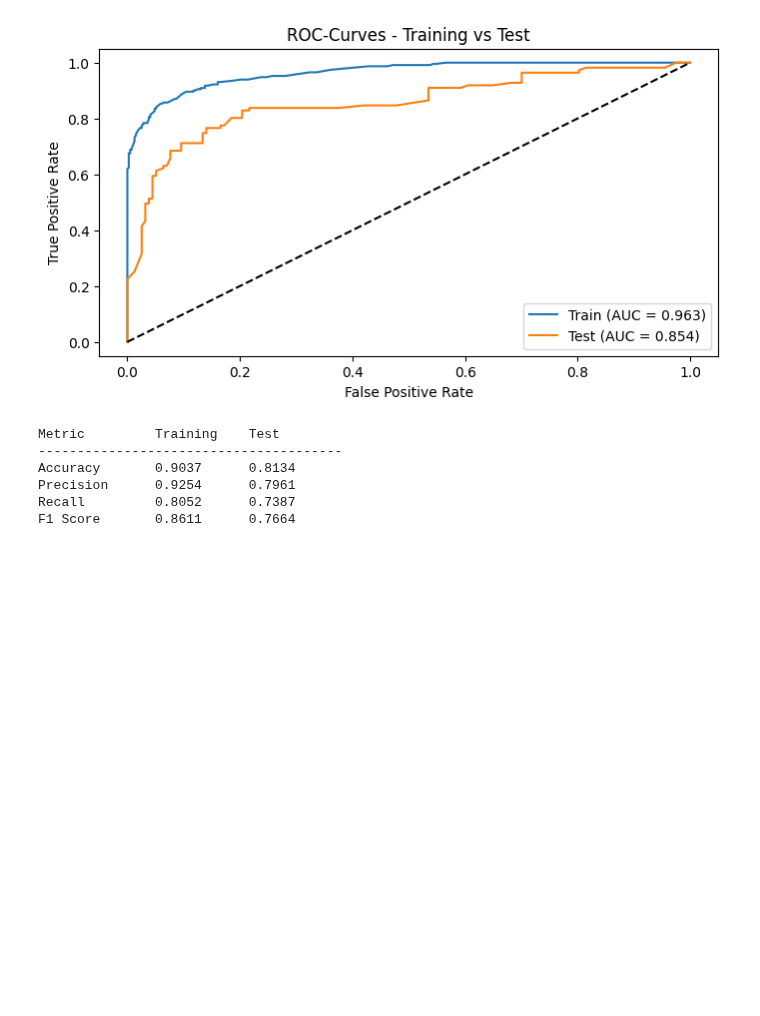
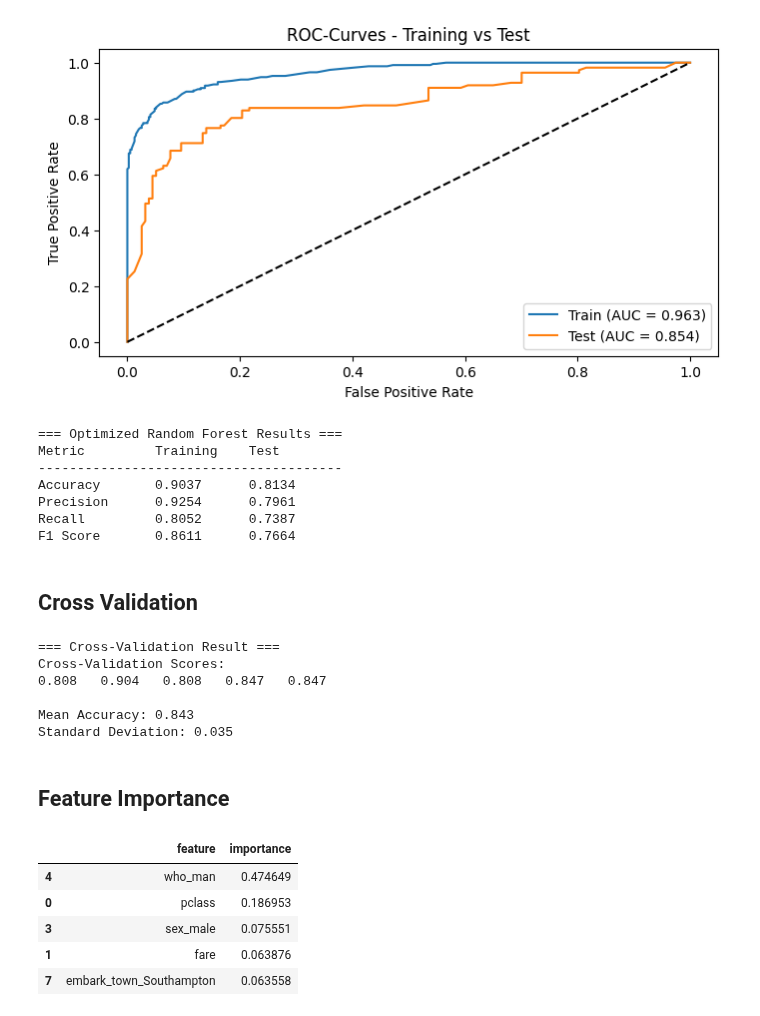
Before and after one commit to tshihab07/Titanic-Life-Prediction, a Jupyter notebook: advancedModeling.ipynb, the cells around one changed output. Drawn from its saved outputs; the diff is of its cells as text; code cells hidden in the pictures; blank space fills up the shorter version.

Commit message:
Finalize XGBoosting modeling

```diff
--- a/advancedModeling.ipynb
+++ b/advancedModeling.ipynb
@@ -472,6 +477,7 @@ plt.show()
 [figure]
 # %%
 # summary of the metrics
+print(f"=== Optimized Random Forest Results ===")
 
 metrics = [
     ('Accuracy', xgb_train_acc, xgb_test_acc),
@@ -488,9 +494,49 @@ print("-" * 39)
 for name, train_val, test_val in metrics:
     print(f"{name:<15}{train_val:<12.4f}{test_val:<12.4f}")
 # %% [output]
+=== Optimized Random Forest Results ===
 Metric         Training    Test
 ---------------------------------------
 Accuracy       0.9037      0.8134
 Precision      0.9254      0.7961
 Recall         0.8052      0.7387
 F1 Score       0.8611      0.7664
+# %% [markdown]
+## Cross Validation
+# %%
+# cross validation score
+xgb_cv_score = cross_val_score(xgb_optimized_model, x_train, y_train, cv=5, scoring='accuracy', n_jobs=-1)
+
+# cv score result
+print("=== Cross-Validation Result ===")
+print("Cross-Validation Scores:")
+print("\t".join((f"{score:.3f}" for score in xgb_cv_score)))
+
+print()
+print(f"Mean Accuracy: {xgb_cv_score.mean():.3f}")
+print(f"Standard Deviation: {xgb_cv_score.std():.3f}")
+# %% [output]
+=== Cross-Validation Result ===
+Cross-Validation Scores:
+0.808   0.904   0.808   0.847   0.847
+
+Mean Accuracy: 0.843
+Standard Deviation: 0.035
+# %% [markdown]
+## Feature Importance
+# %%
+# feature importance
+feature_importance_xgb = pd.DataFrame({
+    'feature': x.columns,
+    'importance': xgb_optimized_model.feature_importances_
+}).sort_values(by='importance', ascending=False)
+
+# shoe feature importance
+feature_importance_xgb.head()
+# %% [output]
+|  | feature | importance |
+| 4 | who_man | 0.474649 |
+| 0 | pclass | 0.186953 |
+| 3 | sex_male | 0.075551 |
+| 1 | fare | 0.063876 |
+| 7 | embark_town_Southampton | 0.063558 |
```
Also changed, not shown: parts of 2 cells of this notebook.
